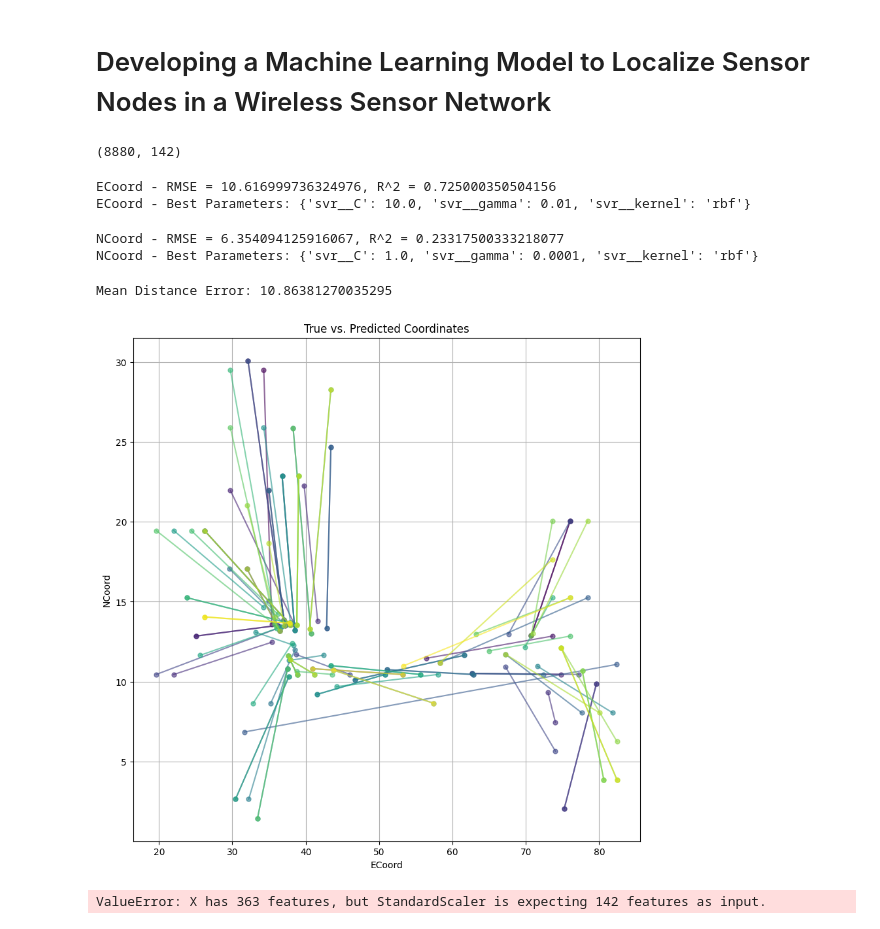
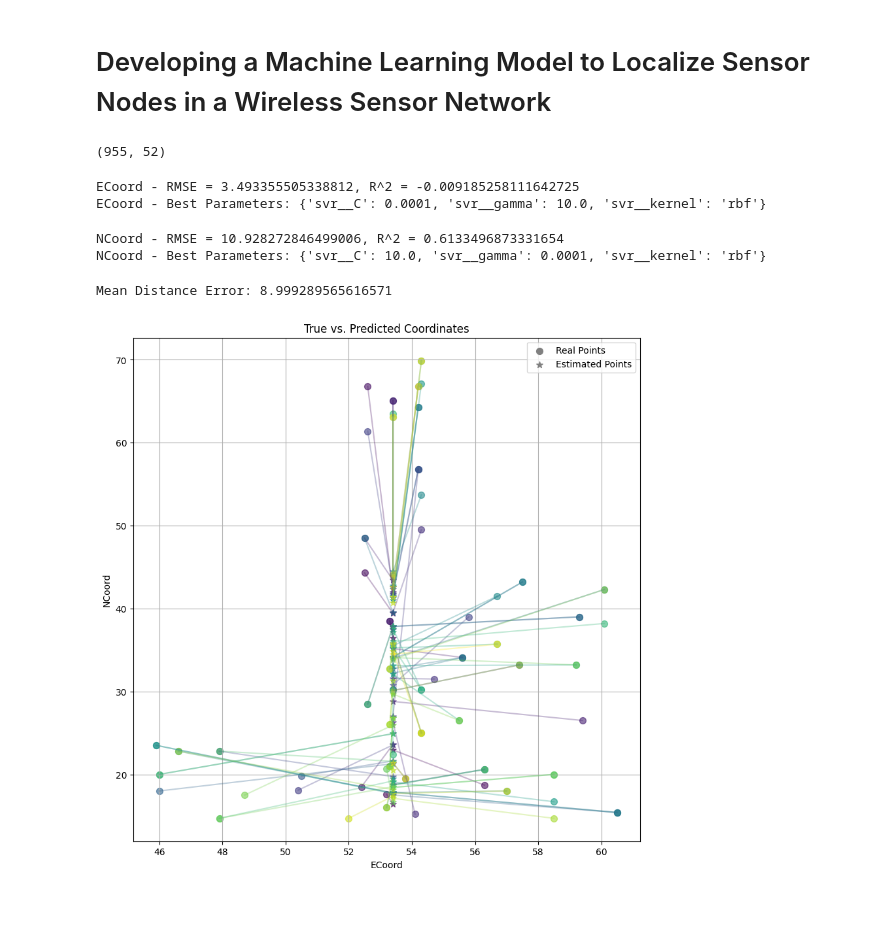
Before and after one commit to dalGob/Localization-of-nodes-SOD-Indoor, a Jupyter notebook: localization_notebook.ipynb, the cells around one changed output. Drawn from its saved outputs; the diff is of its cells as text; code cells hidden in the pictures.

Commit message:
Updated code and added graphs

```diff
--- a/localization_notebook.ipynb
+++ b/localization_notebook.ipynb
@@ -5,9 +3,13 @@ import pandas as pd
 # %%
 # We are training our models on Training_SYL_All_30.csv
 # and testing it on Testing_SYL_All.csv
+import pandas as pd
 
-train_df = pd.read_csv('./SYL/Training_SYL_All_30.csv')
-test_df  = pd.read_csv('./SYL/Testing_SYL_All.csv')
+# train_df = pd.read_csv('./SYL/Training_SYL_All_30.csv')
+# test_df  = pd.read_csv('./SYL/Testing_SYL_All.csv')
+
+train_df = pd.read_csv('./CETC331/Training_CETC331.csv')
+test_df  = pd.read_csv('./CETC331/Testing_CETC331.csv')
 # %%
 # Replace +100 with -200 for RSSI values indicating undetected MACs.
 train_df.replace(100, -200, inplace=True)
@@ -17,13 +19,13 @@ from sklearn.preprocessing import StandardScaler
 from sklearn.decomposition import PCA
 
 scaler = StandardScaler()
-pca = PCA(n_components=0.98)
+# pca = PCA(n_components=0.99)
 
 X_train = train_df.drop(['ECoord', 'NCoord', 'FloorID', 'BuildingID', 'SceneID', 'UserID', 'PhoneID', 'SampleTimes'], axis=1)
 X_test = test_df.drop(['ECoord', 'NCoord', 'FloorID', 'BuildingID', 'SceneID', 'UserID', 'PhoneID', 'SampleTimes'], axis=1)
 
-X_train = pca.fit_transform(X_train)
-X_test = pca.transform(X_test)
+# X_train = pca.fit_transform(X_train)
+# X_test = pca.transform(X_test)
 
 X_train = scaler.fit_transform(X_train)
 X_test = scaler.transform(X_test)
@@ -38,7 +40,7 @@ y_test_n = test_df['NCoord']
 
 X_train.shape
 # %% [output]
-(8880, 142)
+(955, 52)
 # %%
 from sklearn.model_selection import GridSearchCV, KFold
 from sklearn.svm import SVR
@@ -46,12 +48,12 @@ from sklearn.pipeline import make_pipeline
 def grid_search(X_train, y_train):
     pipe_svr = make_pipeline(StandardScaler(), SVR())
 
-    param_range = [0.0001, 0.01,  1.0, 10.0] #[0.0001, 0.001, 0.01, 0.1, 1.0, 10.0, 100.0]
-    #poly_param_range = [2, 3, 4, 5, 6]
+    param_range = [0.0001, 0.001, 0.01, 0.1, 1.0, 10.0]
+    poly_param_range = [2, 3, 4, 5, 6]
 
     param_grid = [
         # {'svr__C': param_range, 'svr__kernel': ['linear']},
-        {'svr__C': param_range, 'svr__gamma': param_range, 'svr__kernel': ['rbf']}
+        {'svr__C': param_range, 'svr__gamma': param_range, 'svr__kernel': ['rbf']},
         # {'svr__C': param_range, 'svr__gamma': param_range, 'svr__kernel': ['sigmoid']},
         # {'svr__C': param_range, 'svr__gamma': param_range, 'svr__kernel': ['poly'], 'svr__degree': poly_param_range}
     ]
@@ -68,7 +70,6 @@ def grid_search(X_train, y_train):
     gs = gs.fit(X_train, y_train)
     return gs
 # %%
-
 from sklearn.metrics import mean_squared_error, r2_score
 from math import sqrt
 
@@ -82,9 +83,18 @@ R2_score_e = r2_score(y_test_e, y_pred_e)
 
 print(f'ECoord - RMSE = {rmse_e}, R^2 = {R2_score_e}')
 print(f'ECoord - Best Parameters: {gs_e.best_params_}')
+
+# SYL ECoord - RMSE = 8.637005604291845, R^2 = 0.8180068969463883
+# SYL ECoord - Best Parameters: {'svr__C': 10.0, 'svr__gamma': 0.0001, 'svr__kernel': 'rbf'}
+
+# HCXY ECoord - RMSE = 8.52772400637756, R^2 = 0.942511576759094
+# HCXY ECoord - Best Parameters: {'svr__C': 1.0, 'svr__gamma': 0.0001, 'svr__kernel': 'rbf'}
+
+# CETC331: ECoord - RMSE = 3.420589033859438, R^2 = 0.03241945547961134
+# CETC331: ECoord - Best Parameters: {'svr__C': 1.0, 'svr__gamma': 1.0, 'svr__kernel': 'rbf'}
 # %% [output]
-ECoord - RMSE = 10.616999736324976, R^2 = 0.725000350504156
-ECoord - Best Parameters: {'svr__C': 10.0, 'svr__gamma': 0.01, 'svr__kernel': 'rbf'}
+ECoord - RMSE = 3.493355505338812, R^2 = -0.009185258111642725
+ECoord - Best Parameters: {'svr__C': 0.0001, 'svr__gamma': 10.0, 'svr__kernel': 'rbf'}
 # %%
 # For 'NCoord'
 gs_n = grid_search(X_train, y_train_n)
@@ -96,9 +106,18 @@ R2_score_n = r2_score(y_test_n, y_pred_n)
 
 print(f'NCoord - RMSE = {rmse_n}, R^2 = {R2_score_n}')
 print(f'NCoord - Best Parameters: {gs_n.best_params_}')
+
+# SYL NCoord - RMSE = 3.428539330800415, R^2 = 0.7767418892714244
+# SYL NCoord - Best Parameters: {'svr__C': 1.0, 'svr__gamma': 0.0001, 'svr__kernel': 'rbf'}
+
+# HCXY NCoord - RMSE = 2.7869217545249914, R^2 = 0.9712302025492057
+# HCXY NCoord - Best Parameters: {'svr__C': 10.0, 'svr__gamma': 0.0001, 'svr__kernel': 'rbf'}
+
+# CETC331: NCoord - RMSE = 5.53535772656438, R^2 = 0.9008011375147562
+# CETC331: NCoord - Best Parameters: {'svr__C': 10.0, 'svr__gamma': 0.01, 'svr__kernel': 'rbf'}
 # %% [output]
-NCoord - RMSE = 6.354094125916067, R^2 = 0.23317500333218077
-NCoord - Best Parameters: {'svr__C': 1.0, 'svr__gamma': 0.0001, 'svr__kernel': 'rbf'}
+NCoord - RMSE = 10.928272846499006, R^2 = 0.6133496873331654
+NCoord - Best Parameters: {'svr__C': 10.0, 'svr__gamma': 0.0001, 'svr__kernel': 'rbf'}
 # %%
 import numpy as np
 # Calculate the Euclidean distances between actual and predicted points
@@ -108,47 +127,52 @@ distances = np.sqrt((y_test_e - y_pred_e) ** 2 + (y_test_n - y_pred_n) ** 2)
 mean_distance_error = np.mean(distances)
 
 print(f"Mean Distance Error: {mean_distance_error}")
+
+# SYL Mean Distance Error: 6.595476878871486
+
+# HCXY Mean Distance Error: 6.701827375081162
+
+# CETC331: Mean Distance Error: 5.298857340503742
 # %% [output]
-Mean Distance Error: 10.86381270035295
+Mean Distance Error: 8.999289565616571
 # %%
 import matplotlib.pyplot as plt
 import numpy as np
 
-np.random.seed(42)
+np.random.seed(11)
 # Assuming X_test, y_test_e, y_test_n, gs_e, and gs_n are defined elsewhere in your code
 
 random_indices = np.random.choice(X_test.shape[0], size=100, replace=False)
 X_test_random = X_test[random_indices]
 
 y_pred_random_e = gs_e.best_estimator_.predict(X_test_random)
 y_pred_random_n = gs_n.best_estimator_.predict(X_test_random)
 
 # Extracting the true values for the randomly selected indices
 y_test_random_e = y_test_e.iloc[random_indices]
 y_test_random_n = y_test_n.iloc[random_indices]
 
 plt.figure(figsize=(10, 10))
 cmap = plt.get_cmap('viridis', 100)
 
 # Dummy plots for legend
 plt.scatter([], [], marker='o', label='Real Points', s=50, color='gray')
-plt.scatter([], [], marker='x', label='Estimated Points', s=50, color='gray')
+plt.scatter([], [], marker='*', label='Estimated Points', s=50, color='gray')
 
 for i, (true_e, true_n, pred_e, pred_n) in enumerate(zip(y_test_random_e, y_test_random_n, y_pred_random_e, y_pred_random_n)):
     color = cmap(i)
     # Plotting the real points with circles
     plt.scatter(true_e, true_n, marker='o', s=50, alpha=0.6, color=color)
     # Plotting the estimated points with x's
-    plt.scatter(pred_e, pred_n, marker='x', s=50, alpha=0.6, color=color)
+    plt.scatter(pred_e, pred_n, marker='*', s=50, alpha=0.6, color=color)
     # Optionally, draw lines between real and estimated points
     plt.plot([true_e, pred_e], [true_n, pred_n], '-', alpha=0.3, color=color)
 
+plt.legend(loc='upper right')
 plt.title('True vs. Predicted Coordinates')
 plt.xlabel('ECoord')
 plt.ylabel('NCoord')
 plt.grid(True)
-plt.legend()
 plt.show()
 # %% [output]
-[figure, old version]
+[figure, new version]
-ValueError: X has 363 features, but StandardScaler is expecting 142 features as input.
```
Also changed, not shown: parts of 1 cell of this notebook, 3 other files.
